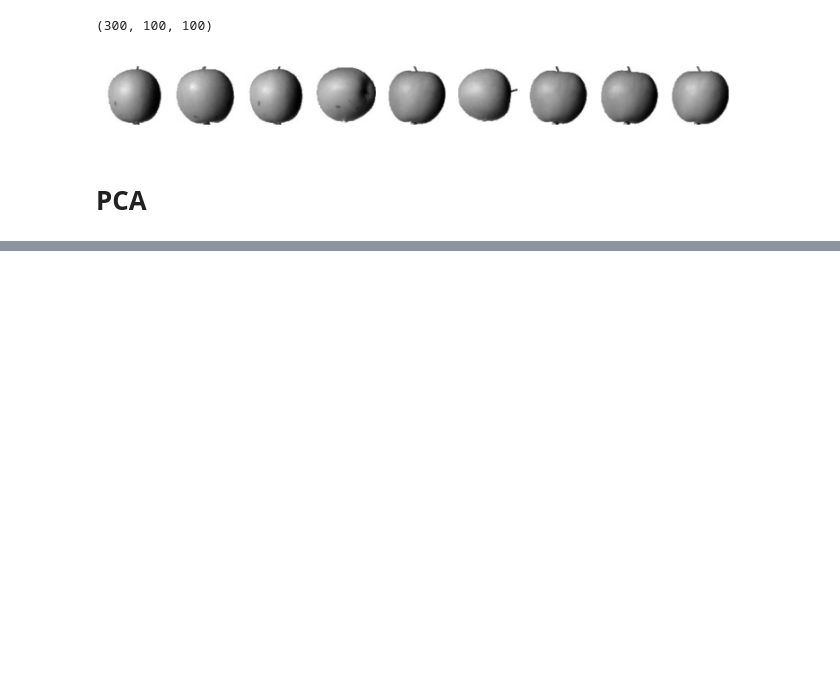
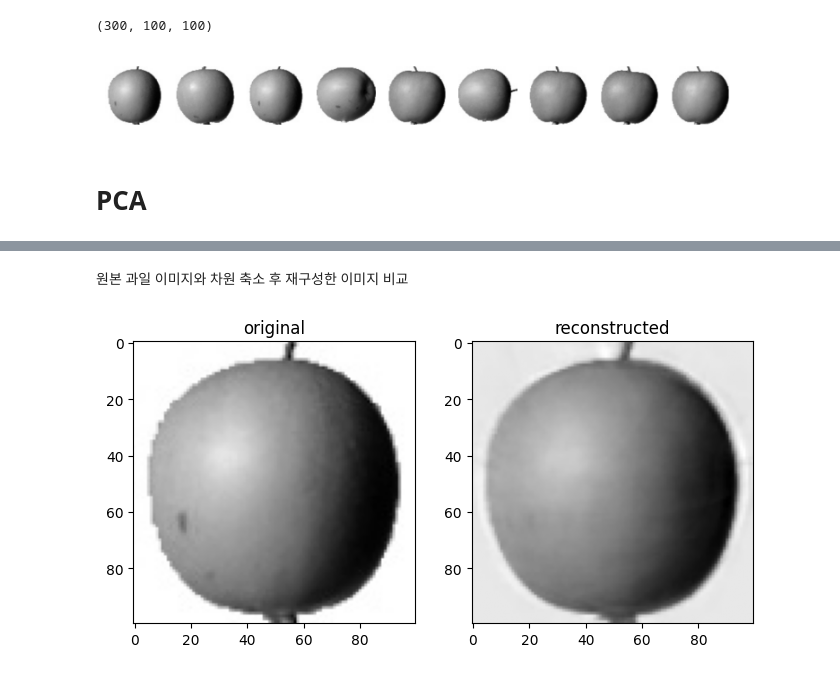
Before and after one commit to JakeOh/202605_BD57, a Jupyter notebook: lab_ml/ml15_pca.ipynb, the cells around one changed output, grey strips where cells are left out. Drawn from its saved outputs; the diff is of its cells as text; code cells hidden in the pictures; blank space fills up the shorter version.

```diff
--- a/lab_ml/ml15_pca.ipynb
+++ b/lab_ml/ml15_pca.ipynb
@@ -80,0 +105,3 @@ plot_img_array(fruits[:9])
+# %%
+# transform() 메서드 호출: (300, 10_000) --> (300, 50)
+fruits_2d_reduced = pca.transform(X=fruits_2d)
@@ -80,0 +114,3 @@ plot_img_array(fruits[:9])
+# %%
+# inverse_transform() 메서드 호출: (300, 50) --> (300, 10_000)
+reconstructed = pca.inverse_transform(X=fruits_2d_reduced)
@@ -80,0 +121,16 @@ plot_img_array(fruits[:9])
+# %% [markdown]
+원본 과일 이미지와 차원 축소 후 재구성한 이미지 비교
+# %%
+fig, axes = plt.subplots(ncols=2, figsize=(8, 4))
+
+# 원본 이미지
+axes[0].imshow(fruits[0], cmap=plt.cm.binary)
+axes[0].set_title('original')
+
+# 차원 축소 후 재구성한 이미지
+axes[1].imshow(reconstructed[0].reshape((100, 100)), cmap=plt.cm.binary)
+axes[1].set_title('reconstructed')
+
+plt.show()
+# %% [output]
+[figure, added]
```
Also changed, not shown: parts of 21 cells of this notebook.
